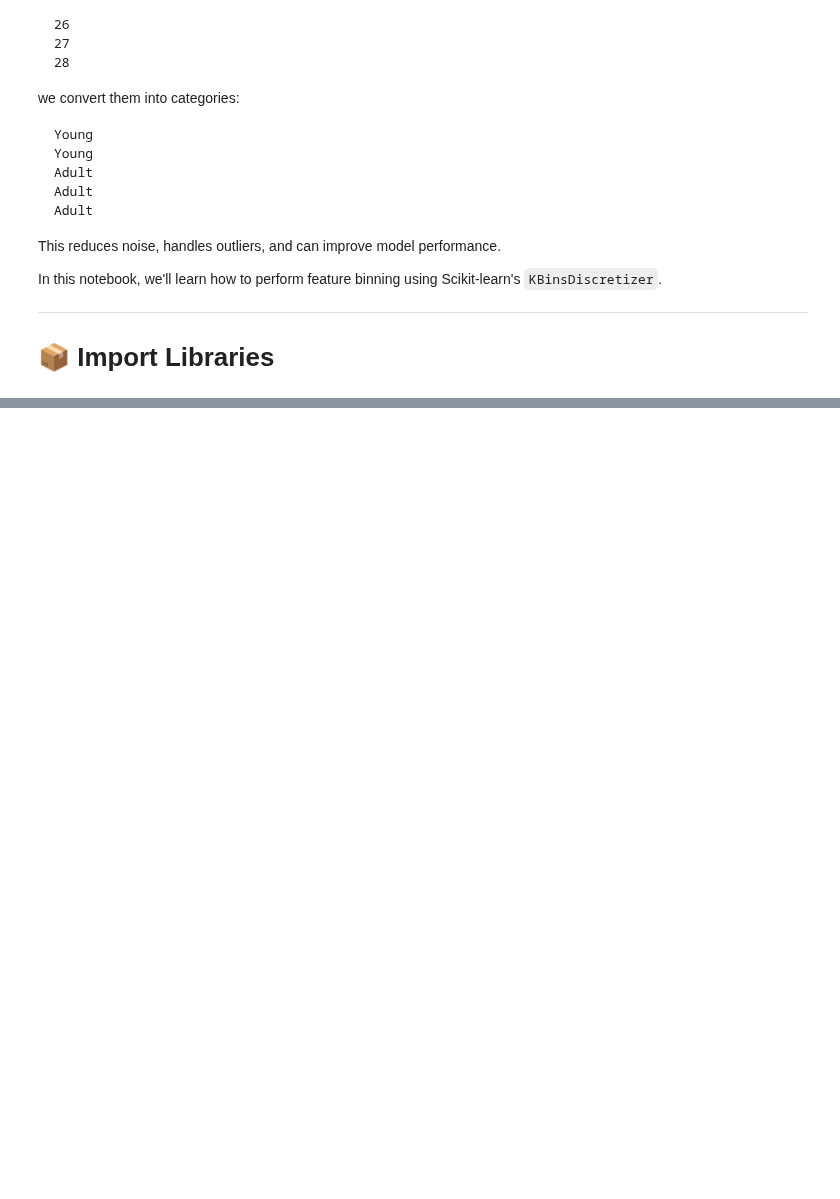
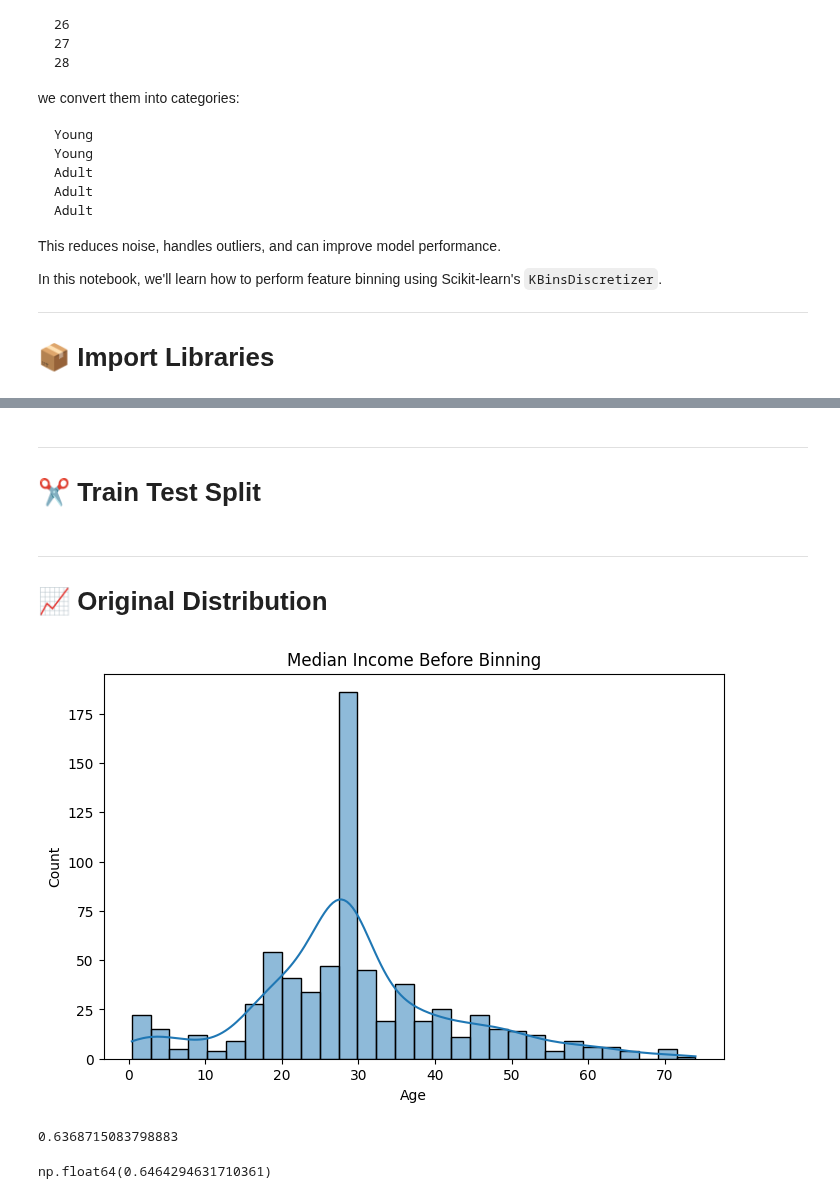
Before and after one commit to ahmedfakhar747/machine-learning-notebooks, a Jupyter notebook: 23_Binning_and_Discretization_in_Scikit_learn.ipynb, the cells around one changed output, grey strips where cells are left out. Drawn from its saved outputs; the diff is of its cells as text; code cells hidden in the pictures; blank space fills up the shorter version.

Commit message:
Kaggle Notebook | 🤖 ML 23 — Binning & Binarization in Sklearn | Version 7

```diff
--- a/23_Binning_and_Discretization_in_Scikit_learn.ipynb
+++ b/23_Binning_and_Discretization_in_Scikit_learn.ipynb
@@ -399,0 +127,3 @@ This notebook fits naturally after your Power Transformer notebook because it co
+# %%
+df.drop(columns=['SibSp','Parch'],inplace=True)
+df.head()
@@ -399,0 +142,39 @@ This notebook fits naturally after your Power Transformer notebook because it co
+# %%
+X = df[[
+    "Age",
+    "Fare",
+    "Family"
+]]
+
+y = df["Survived"]
+# %% [markdown]
+---
+
+# ✂️ Train Test Split
+# %%
+X_train, X_test, y_train, y_test = train_test_split(
+    X,
+    y,
+    test_size=0.2,
+    random_state=41
+)
+# %%
+X_train["Age"] = X_train["Age"].fillna(X_train["Age"].median())
+X_test["Age"] = X_test["Age"].fillna(X_train["Age"].median())
+# %% [markdown]
+---
+
+# 📈 Original Distribution
+# %%
+plt.figure(figsize=(8,5))
+
+sns.histplot(
+    X_train["Age"],
+    kde=True,
+    bins=30
+)
+
+plt.title("Median Income Before Binning")
+plt.show()
+# %% [output]
+[figure, added]
@@ -399,0 +187,8 @@ This notebook fits naturally after your Power Transformer notebook because it co
+# %%
+accuracy_score(y_test, y_pred)
+# %% [output]
+0.6368715083798883
+# %%
+np.mean(cross_val_score(DecisionTreeClassifier(), X, y, cv=10, scoring='accuracy'))
+# %% [output]
+np.float64(0.6464294631710361)
```
Also changed, not shown: parts of 33 cells of this notebook.
